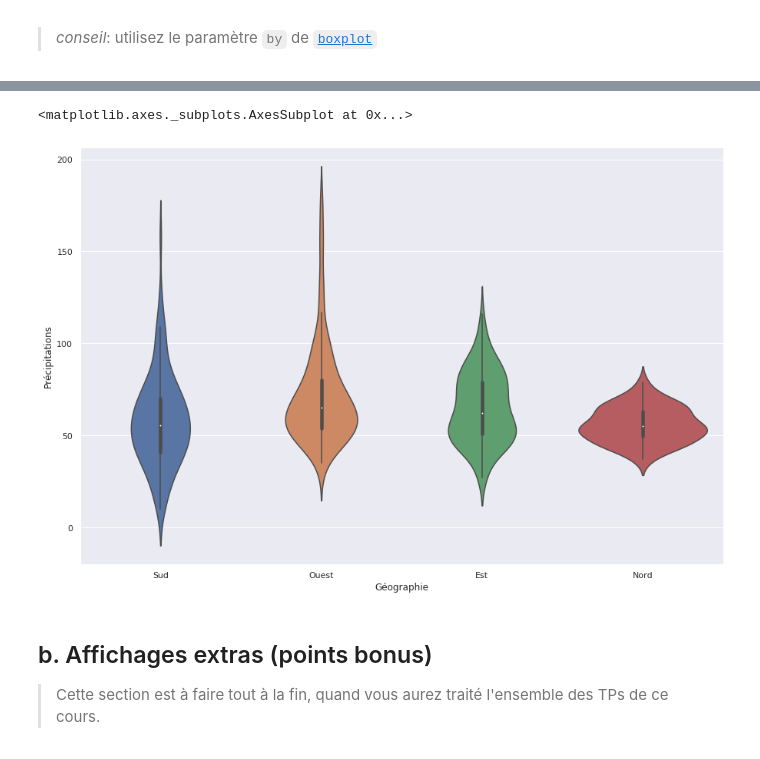
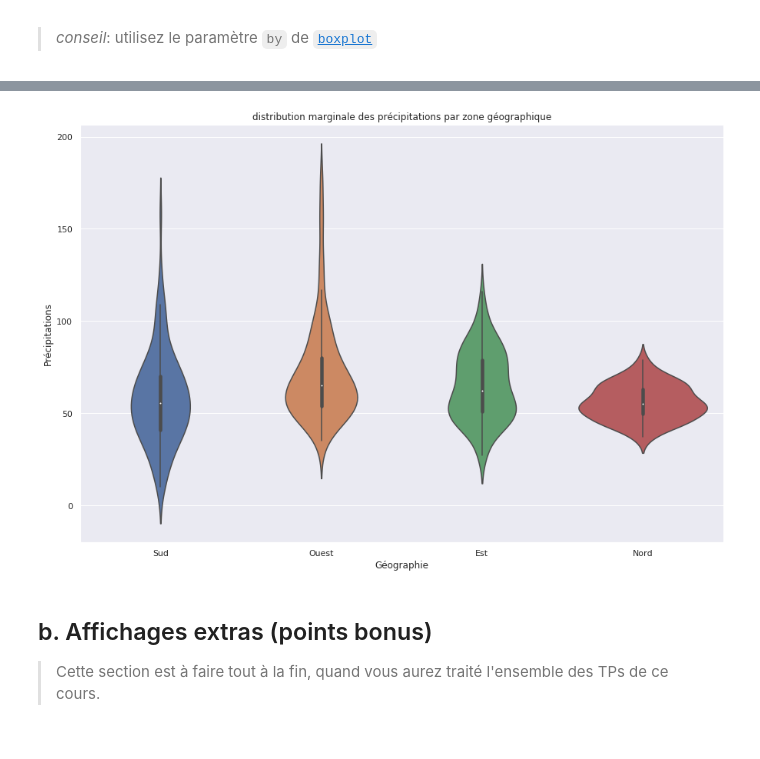
Before and after one commit to campusplage/compte-rendus-bobo_florian__seck_omar, a Jupyter notebook: TP1_pandas.ipynb, the cells around one changed output, grey strips where cells are left out. Saved outputs shown, nothing was run; the diff lists cells and outputs as text; code cells hidden in the pictures.

```diff
--- a/TP1_pandas.ipynb
+++ b/TP1_pandas.ipynb
@@ -410,7 +429,7 @@ data.drop(other_columns,axis=1).reset_index().melt( id_vars ='ville')
 # %%
 # deuxième pivot
 #On génère la table en pivotant par rapport a Ville et Géographie
-Pivot_2 = pandas.melt(data[types].reset_index(), id_vars = ['ville','Géographie'])
+Pivot_2 = pandas.melt(data[ types + ['Géographie']].reset_index(), id_vars = ['ville','Géographie'])
 Pivot_2
 # %% [output]
 |  | ville | Géographie | Grandeur | Mois | value |
@@ -513,11 +516,12 @@ Le résultat doit ressembler à:
 ![image.png](embedded-picture-1)
 # %%
 # Affichage de la distribution marginale des précipitations par zone géographique
-Pivot_4 =Pivot_2[Pivot_2['Grandeur']=='Précipitations'].rename(columns={'value':'Précipitations'})
-sns.violinplot( x='Géographie',y='Précipitations' , data = Pivot_4)
+Pivot_4 =Pivot_2[Pivot_2['Grandeur']=='Précipitations'].rename(columns={'value':'Précipitations'}) # On récupère les précipitations par zone géographique
+sns.violinplot( x='Géographie',y='Précipitations' , data = Pivot_4) # On affiche la distribution marginale
+plt.title('distribution marginale des précipitations par zone géographique')
+plt.show()
 # %% [output]
-<matplotlib.axes._subplots.AxesSubplot at 0x...>
-[figure, old version]
+[figure, new version]
 # %% [markdown]
 ## b. Affichages extras (points bonus)
 
```
Also changed, not shown: parts of 10 cells of this notebook.
